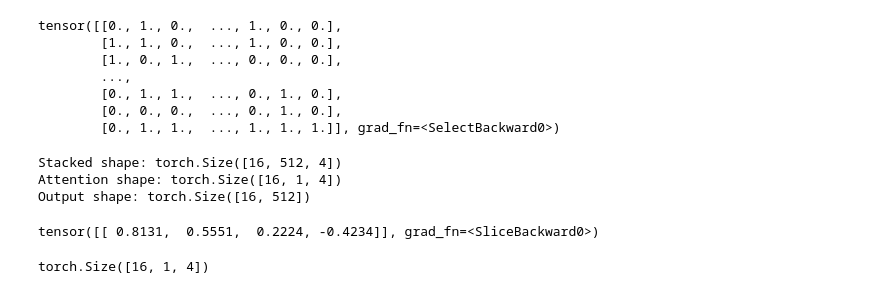
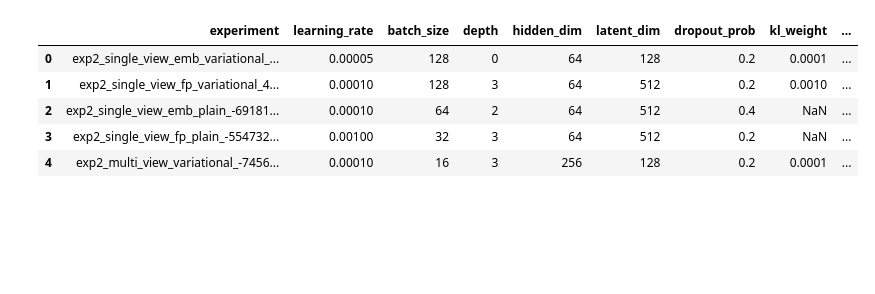
Before and after one commit to robsyc/MB-VAE-DTI, a Jupyter notebook: notebooks/analysis.ipynb, the cells around one changed output. Drawn from its saved outputs; the diff is of its cells as text; code cells hidden in the pictures; blank space fills up the shorter version.

Commit message:
getting ready for experiment 3 on HPC

```diff
--- a/notebooks/analysis.ipynb
+++ b/notebooks/analysis.ipynb
@@ -142,50 +31,21 @@ torch.Size([32, 60, 60])
-# %%
-x
-# %% [output]
-tensor([[0., 1., 0.,  ..., 1., 0., 0.],
-        [1., 1., 0.,  ..., 1., 0., 0.],
-        [1., 0., 1.,  ..., 0., 0., 0.],
-        ...,
-        [0., 1., 1.,  ..., 0., 1., 0.],
-        [0., 0., 0.,  ..., 0., 1., 0.],
-        [0., 1., 1.,  ..., 1., 1., 1.]], grad_fn=<SelectBackward0>)
-# %%
-# example of torch.stack on tensors of size 16 x 512
-import torch
-x1 = torch.randn(16, 512)
-x2 = torch.randn(16, 512)
-x3 = torch.randn(16, 512)
-x4 = torch.randn(16, 512)
-x = torch.stack([x1, x2, x3, x4], dim=-1)
-print("Stacked shape:", x.shape) # (16, 512, 4)
-
-import torch.nn as nn
-layer = nn.Conv1d(512, 1, 1)
-
-att = layer(x)
-softplus = nn.Softplus()
-print("Attention shape:", att.shape) # (16, 1, 4)
-
-# print(att[0,:,:])
-
-# att = att.softmax(dim=-1)
-
-# print(att[:3,:,:])
-
-out = torch.sum(x * att, dim=-1)
-print("Output shape:", out.shape) # (16, 512)
-
-# print(x[:3,:,:])
-# print(out[:3,:])
-# %% [output]
-Stacked shape: torch.Size([16, 512, 4])
-Attention shape: torch.Size([16, 1, 4])
-Output shape: torch.Size([16, 512])
-# %%
-att[0,:,:]
-# %% [output]
-tensor([[ 0.8131,  0.5551,  0.2224, -0.4234]], grad_fn=<SliceBackward0>)
-# %%
-softplus(att).shape
-# %% [output]
-torch.Size([16, 1, 4])
+# %%
+# Iterate over all json files in the results directory and create dataframe
+results = []
+prefixes = []
+
+for folder in os.listdir("./results"):
+    for file in os.listdir(f"./results/{folder}"):
+        with open(f"./results/{folder}/{file}") as f:
+            results.append(json.load(f))
+            prefixes.append(f"{folder[:4]}_")
+
+df = pd.DataFrame(results)
+df["experiment"] = pd.Series(prefixes) + df["experiment"]
+df.head(5)
+# %% [output]
+|  | experiment | learning_rate | batch_size | depth | hidden_dim | latent_dim | dropout_prob | kl_weight | ... |
+| 0 | exp2_single_view_emb_variational_... | 0.00005 | 128 | 0 | 64 | 128 | 0.2 | 0.0001 | ... |
+| 1 | exp2_single_view_fp_variational_4... | 0.00010 | 128 | 3 | 64 | 512 | 0.2 | 0.0010 | ... |
+| 2 | exp2_single_view_emb_plain_-69181... | 0.00010 | 64 | 2 | 64 | 512 | 0.4 | NaN | ... |
+| 3 | exp2_single_view_fp_plain_-554732... | 0.00100 | 32 | 3 | 64 | 512 | 0.2 | NaN | ... |
+| 4 | exp2_multi_view_variational_-7456... | 0.00010 | 16 | 3 | 256 | 128 | 0.2 | 0.0001 | ... |
```
Also changed, not shown: parts of 8 cells of this notebook, 4 other files.
